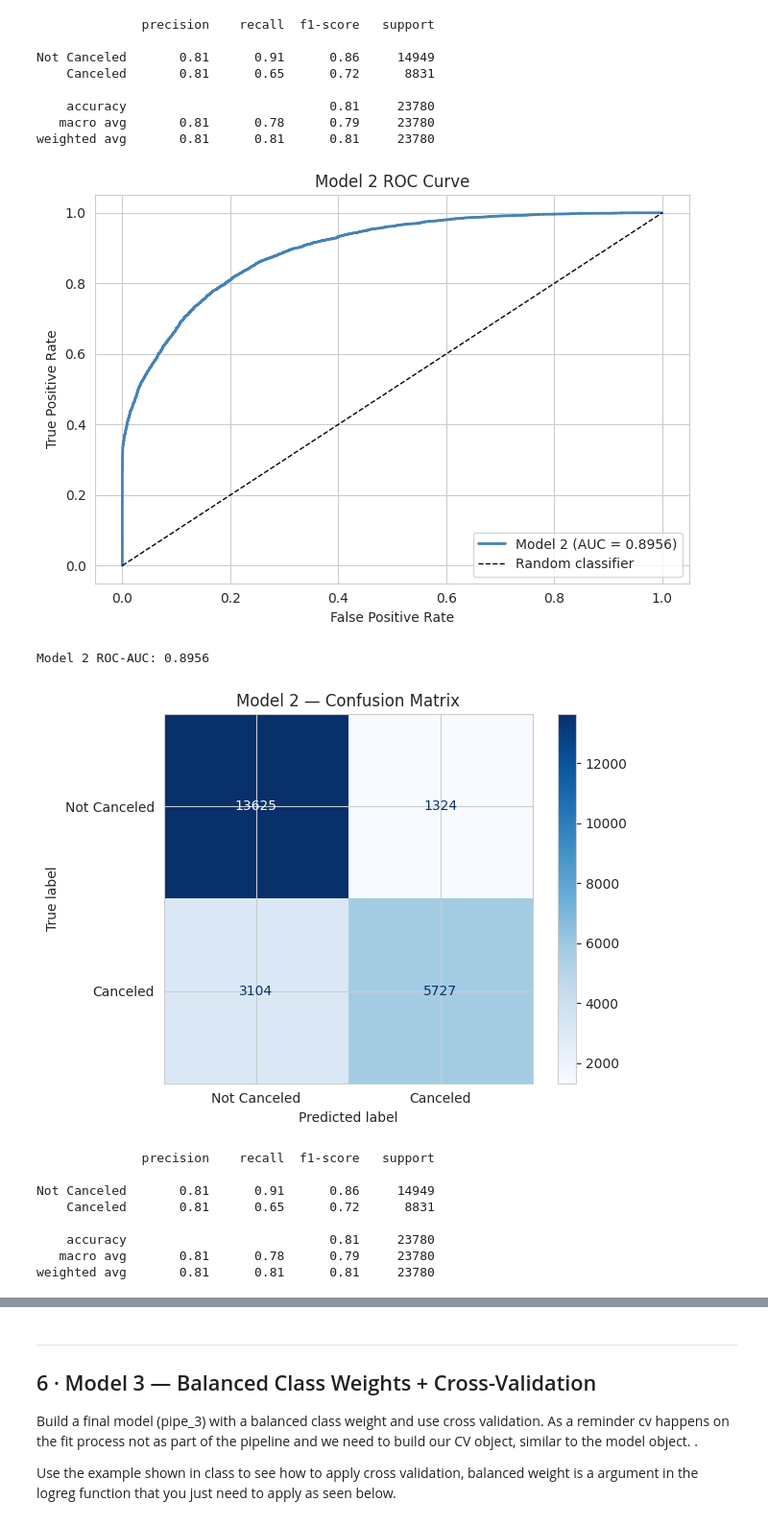
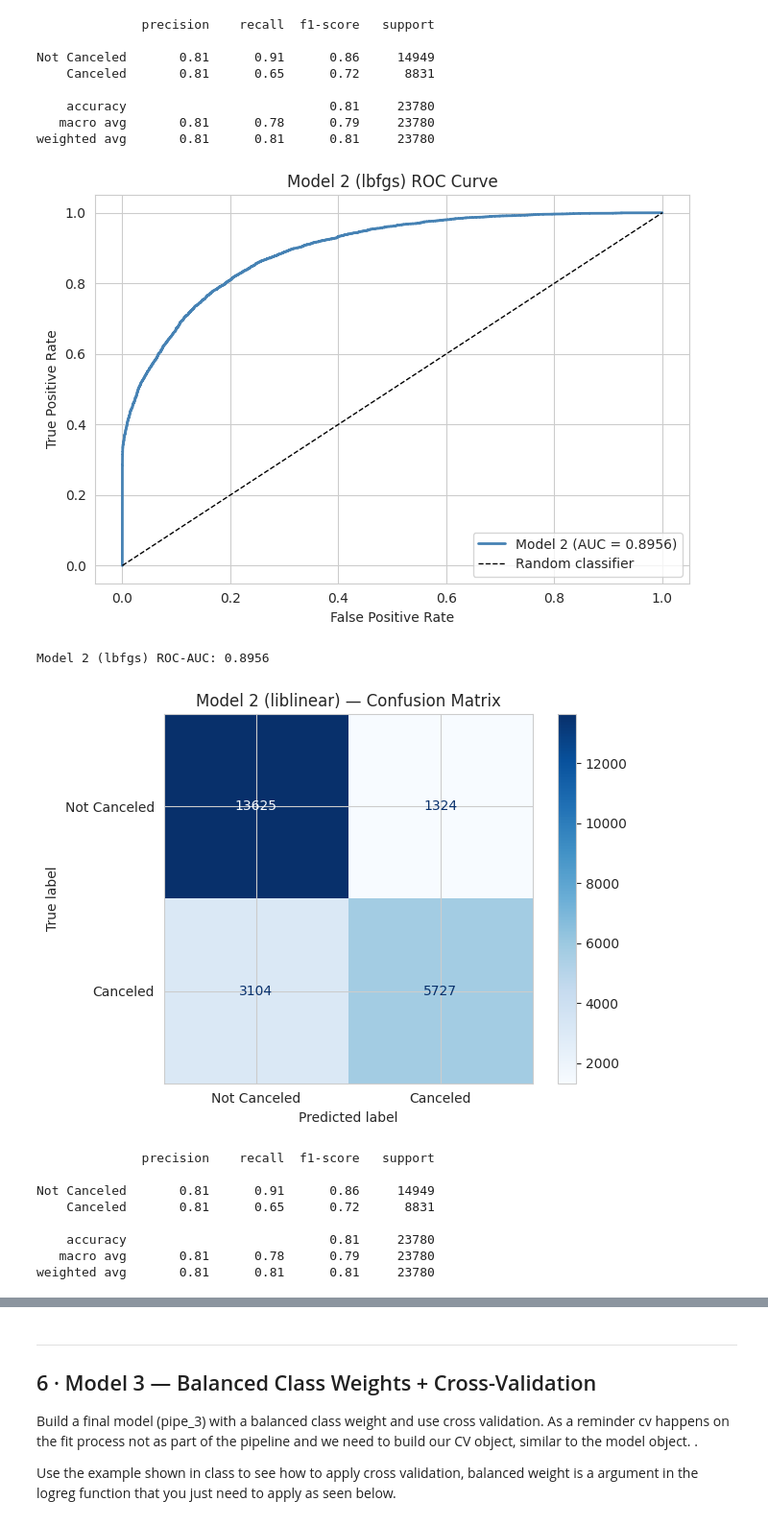
Before and after one commit to mzk7ue/Logistic_Regression_Lab, a Jupyter notebook: hotel_cancellation_lab.ipynb, the cells around one changed output, grey strips where cells are left out. Shown at 96% size. Drawn from its saved outputs; the diff is of its cells as text; code cells hidden in the pictures.

```diff
--- a/hotel_cancellation_lab.ipynb
+++ b/hotel_cancellation_lab.ipynb
@@ -430,6 +529,7 @@ Not Canceled       0.81      0.91      0.86     14949
    macro avg       0.81      0.78      0.79     23780
 weighted avg       0.81      0.81      0.81     23780
 # %%
+# ROC curve for Model 2 with 'lbfgs' solver
 y_proba_m2_lbfgs = pipe_m2_lbfgs.predict_proba(X_test)[:, 1]
 fpr_m2, tpr_m2, thresholds_m2 = roc_curve(y_test, y_proba_m2_lbfgs)
 auc_m2 = roc_auc_score(y_test, y_proba_m2_lbfgs)
@@ -439,27 +539,28 @@ ax.plot(fpr_m2, tpr_m2, lw=2, color='steelblue', label=f'Model 2 (AUC = {auc_m2:
 ax.plot([0, 1], [0, 1], 'k--', lw=1, label='Random classifier')
 ax.set_xlabel('False Positive Rate')
 ax.set_ylabel('True Positive Rate')
-ax.set_title('Model 2 ROC Curve')
+ax.set_title('Model 2 (lbfgs) ROC Curve')
 ax.legend(loc='lower right')
 plt.tight_layout()
 plt.show()
 
-print(f"Model 2 ROC-AUC: {auc_m2:.4f}")
+print(f"Model 2 (lbfgs) ROC-AUC: {auc_m2:.4f}")
 # %% [output]
-[figure, old version]
+[figure, new version]
-Model 2 ROC-AUC: 0.8956
+Model 2 (lbfgs) ROC-AUC: 0.8956
 # %%
+# Evaluate Model 2 with 'liblinear' solver
 y_pred_m2_liblinear = pipe_m2_liblinear.predict(X_test)
 cm_m2_liblinear = confusion_matrix(y_test, y_pred_m2_liblinear)
 disp_m2_liblinear = ConfusionMatrixDisplay(confusion_matrix=cm_m2_liblinear, display_labels=['Not Canceled', 'Canceled'])
 disp_m2_liblinear.plot(cmap='Blues')
-plt.title('Model 2 — Confusion Matrix')
+plt.title('Model 2 (liblinear) — Confusion Matrix')
 plt.tight_layout()
 plt.show()
 
 print(classification_report(y_test, y_pred_m2_liblinear, target_names=['Not Canceled', 'Canceled']))
 # %% [output]
-[figure, old version]
+[figure, new version]
               precision    recall  f1-score   support
 
 Not Canceled       0.81      0.91      0.86     14949
```
Also changed, not shown: parts of 38 cells of this notebook.
